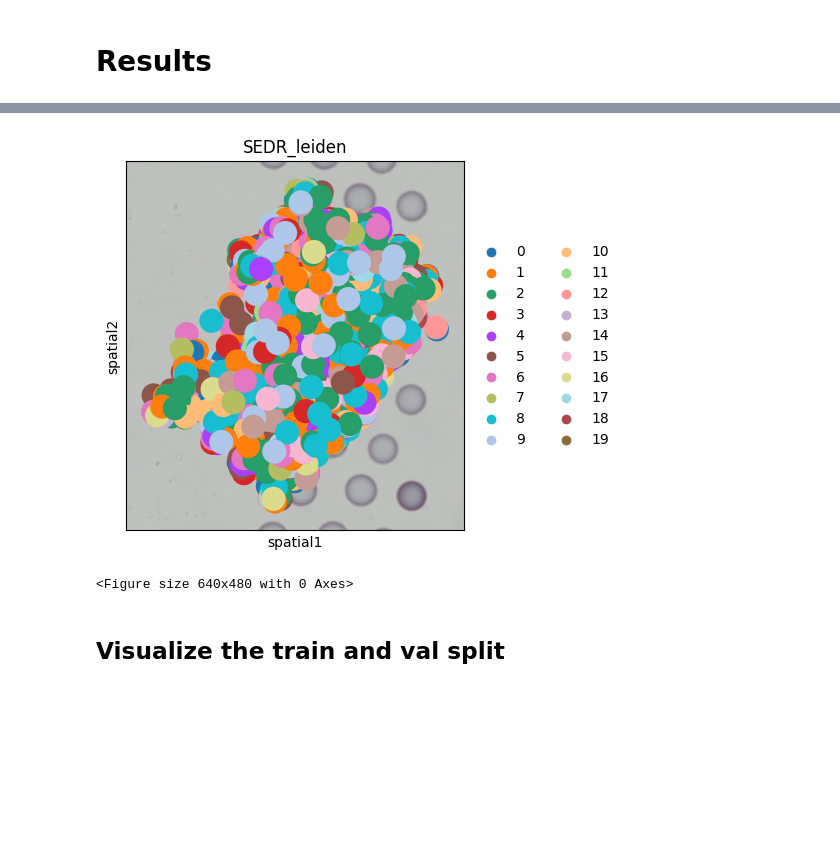
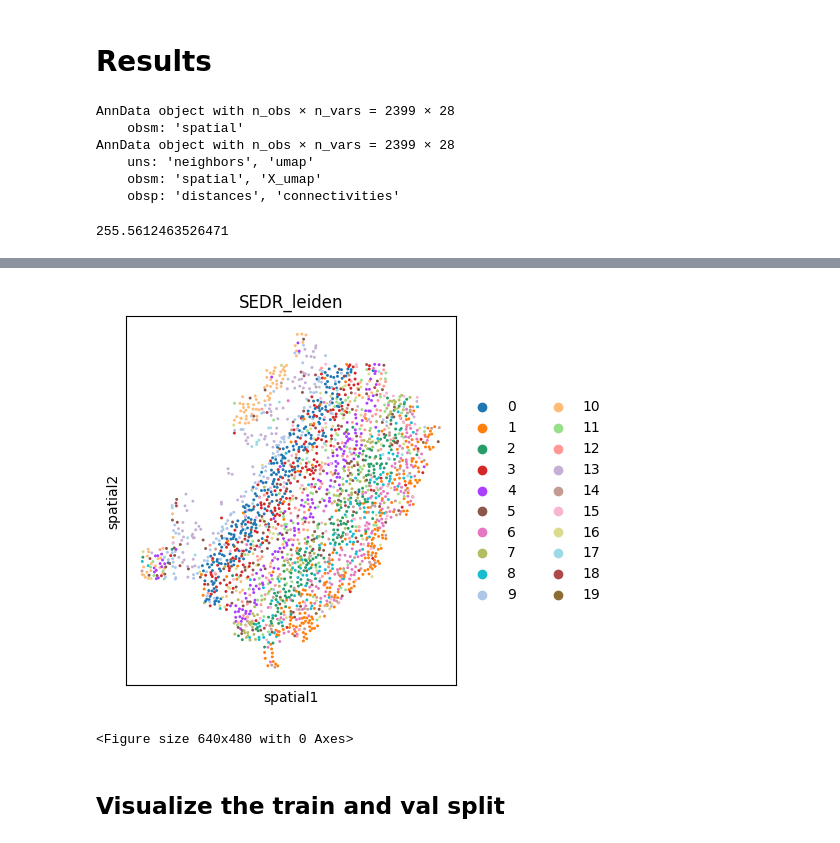
Before and after one commit to 2255-Spatial-Transcriptomics/latentMapping, a Jupyter notebook: data_anlysis.ipynb, the cells around one changed output, grey strips where cells are left out. Saved outputs shown, nothing was run; the diff lists cells and outputs as text; code cells hidden in the pictures; blank space fills up the shorter version.

Commit message:
Got SEDR working with Merfish data. Output figure: output/figures/tangram_dataset/MERFISH_20__SEDR_leiden_plot.pdf

```diff
--- a/data_anlysis.ipynb
+++ b/data_anlysis.ipynb
@@ -133,7 +134,7 @@ print('===== Using device: ' + device + " =====")
 argsDict = {
     'k': 20,
     'knn_distanceType': 'euclidean',
-    'epochs': 500,
+    'epochs': 200,
     'cell_feat_dim': 200,
     'feat_hidden1': 100,
     'feat_hidden2': 20,
@@ -152,7 +153,8 @@ argsDict = {
     'dec_tol': 0.00,
     'eval_resolution': 1,
     'eval_graph_n': 20,
-    'device': device
+    'device': device,
+    'n_clusters': 20
 }
 params = argparse.Namespace(**argsDict)
 params
@@ -179,9 +181,8 @@ sample_id_list = ['V1_Breast_Cancer_Block_A_Section_1', 'V1_Breast_Cancer_Block_
 
 # ################## Data download folder
 data_root = './output/data/10x_Genomics_Visium/'
-data_name = sample_id_list[0]
-save_fold = os.path.join('./output/output/10x_Genomics_Visium/', data_name)
-n_clusters = 20
+data_name = 'MERFISH_' + str(params.n_clusters) + '_'
+save_fold = os.path.join('./output/tangram_dataset/', data_name)
 # %% [markdown]
 # Load data
 # %%
@@ -210,0 +206,2 @@ adata.shape
+# %%
+spatial_selected = np.array(cell_gene_matrix_full[['x_um', 'y_um']])
@@ -240,11 +244,28 @@ Training Graph Net with DEC loss:  |################| 500 / 500 | Loss: 10.5494
 # %%
 # ################## Result plot
 adata_sedr = anndata.AnnData(sedr_feat)
-adata_sedr.uns['spatial'] = adata_h5.uns['spatial']
+# adata_sedr.uns['spatial'] = adata_h5.uns['spatial']
 adata_sedr.obsm['spatial'] = spatial_selected
+
+print(adata_sedr)
 
 sc.pp.neighbors(adata_sedr, n_neighbors=params.eval_graph_n)
 sc.tl.umap(adata_sedr)
+print(adata_sedr)
+# %% [output]
+AnnData object with n_obs × n_vars = 2399 × 28
+    obsm: 'spatial'
+AnnData object with n_obs × n_vars = 2399 × 28
+    uns: 'neighbors', 'umap'
+    obsm: 'spatial', 'X_umap'
+    obsp: 'distances', 'connectivities'
+# %%
+# print(sedr_feat.shape)
+# print(adata_sedr.uns['neighbors'])
+cell_gene_matrix_full.iloc[:, -6:]
+np.mean(cell_gene_matrix_full["area"])
+# %% [output]
+255.5612463526471
 # %%
 def res_search_fixed_clus(adata, fixed_clus_count, increment=0.02):
     '''
@@ -263,9 +287,7 @@ def res_search_fixed_clus(adata, fixed_clus_count, increment=0.02):
 # %%
-eval_resolution = res_search_fixed_clus(adata_sedr, n_clusters)
-sc.tl.leiden(adata_sedr, key_added="SEDR_leiden", resolution=eval_resolution)
-
-sc.pl.spatial(adata_sedr, img_key="hires", color=['SEDR_leiden'], save=data_name+"_SEDR_leiden_plot")
-plt.savefig(os.path.join(params.save_path, "SEDR_leiden_plot.pdf"), bbox_inches='tight', dpi=150)
+folder_name = '/'.join(save_fold.split('/')[2:])
+sc.pl.spatial(adata_sedr, spot_size=20, color=['SEDR_leiden'], save=folder_name+"_SEDR_leiden_plot")
+plt.savefig(os.path.join(params.save_path, "_SEDR_leiden_plot.pdf"), bbox_inches='tight', dpi=150)
 
 df_result = pd.DataFrame(adata_sedr.obs['SEDR_leiden'], columns=['SEDR_leiden'])
 df_result.to_csv(os.path.join(params.save_path, "SEDR_leiden_n_result.tsv"),
@@ -275,4 +297,4 @@ WARNING: saving figure to file output/figures/showMERFISH_SEDR_leiden_plot.pdf
-[figure, old version]
+[figure, new version]
 <Figure size 640x480 with 0 Axes>
 # %% [markdown]
 ## Visualize the train and val split
```
Also changed, not shown: parts of 10 cells of this notebook, 14 other files.
